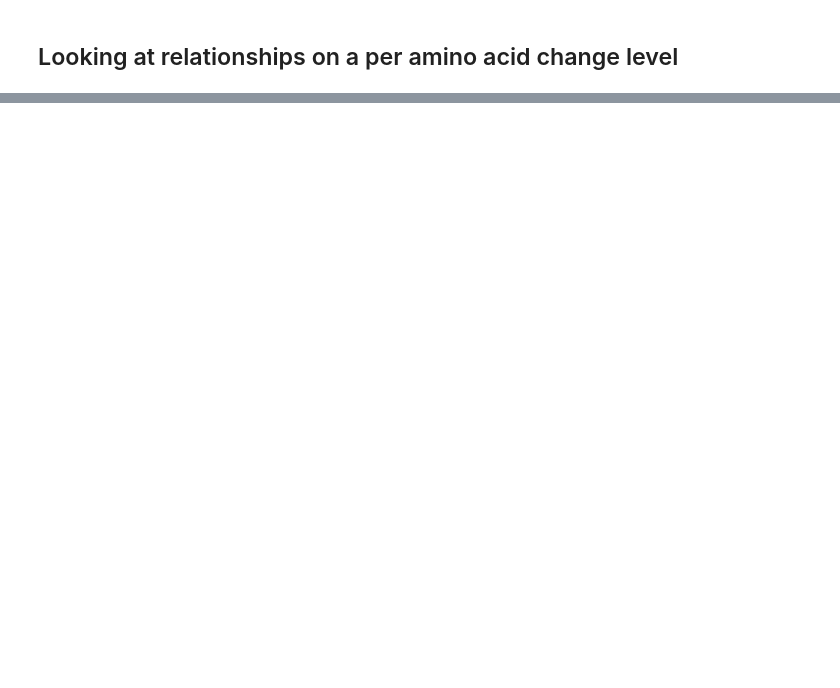
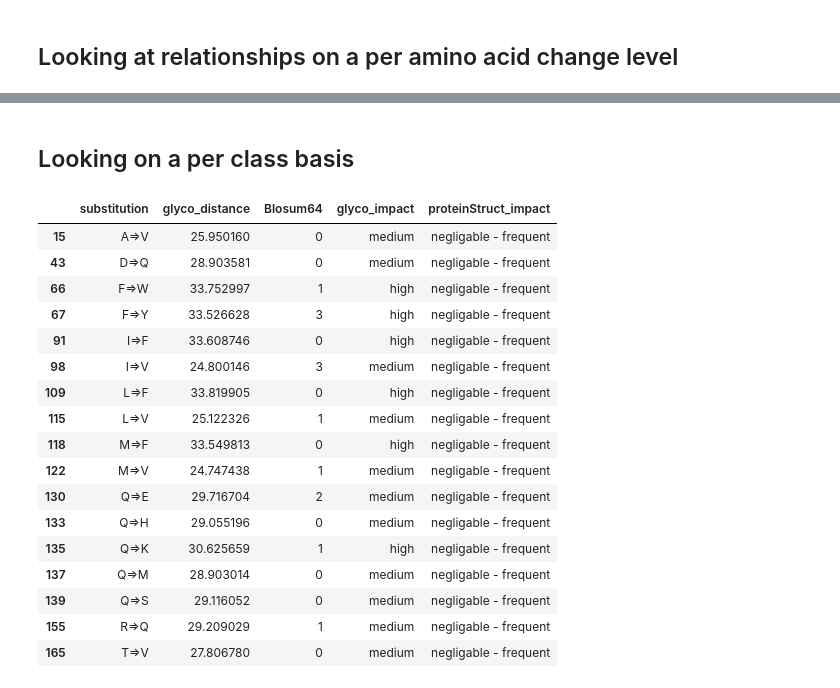
Before and after one commit to danielanach/glyco-clinvar, a Jupyter notebook: code/06_path_vs_benign_continuous.ipynb, the cells around one changed output, grey strips where cells are left out. Saved outputs shown, nothing was run; the diff lists cells and outputs as text; code cells hidden in the pictures; blank space fills up the shorter version.

```diff
--- a/code/06_path_vs_benign_continuous.ipynb
+++ b/code/06_path_vs_benign_continuous.ipynb
@@ -106,0 +110,26 @@ for ac in df['aa_change'].unique():
+# %% [markdown]
+## Looking on a per class basis
+# %%
+aa_class = pd.read_csv('../data/glyco_protein_impact_within_6.csv')
+# %%
+high_glyco_neg_prot = aa_class[aa_class['glyco_impact'].isin(['high','medium']) & (aa_class['proteinStruct_impact'] == 'negligable - frequent')]
+high_glyco_neg_prot
+# %% [output]
+|  | substitution | glyco_distance | Blosum64 | glyco_impact | proteinStruct_impact |
+| 15 | A=>V | 25.950160 | 0 | medium | negligable - frequent |
+| 43 | D=>Q | 28.903581 | 0 | medium | negligable - frequent |
+| 66 | F=>W | 33.752997 | 1 | high | negligable - frequent |
+| 67 | F=>Y | 33.526628 | 3 | high | negligable - frequent |
+| 91 | I=>F | 33.608746 | 0 | high | negligable - frequent |
+| 98 | I=>V | 24.800146 | 3 | medium | negligable - frequent |
+| 109 | L=>F | 33.819905 | 0 | high | negligable - frequent |
+| 115 | L=>V | 25.122326 | 1 | medium | negligable - frequent |
+| 118 | M=>F | 33.549813 | 0 | high | negligable - frequent |
+| 122 | M=>V | 24.747438 | 1 | medium | negligable - frequent |
+| 130 | Q=>E | 29.716704 | 2 | medium | negligable - frequent |
+| 133 | Q=>H | 29.055196 | 0 | medium | negligable - frequent |
+| 135 | Q=>K | 30.625659 | 1 | high | negligable - frequent |
+| 137 | Q=>M | 28.903014 | 0 | medium | negligable - frequent |
+| 139 | Q=>S | 29.116052 | 0 | medium | negligable - frequent |
+| 155 | R=>Q | 29.209029 | 1 | medium | negligable - frequent |
+| 165 | T=>V | 27.806780 | 0 | medium | negligable - frequent |
```
Also changed, not shown: parts of 8 cells of this notebook, 2 other files.
